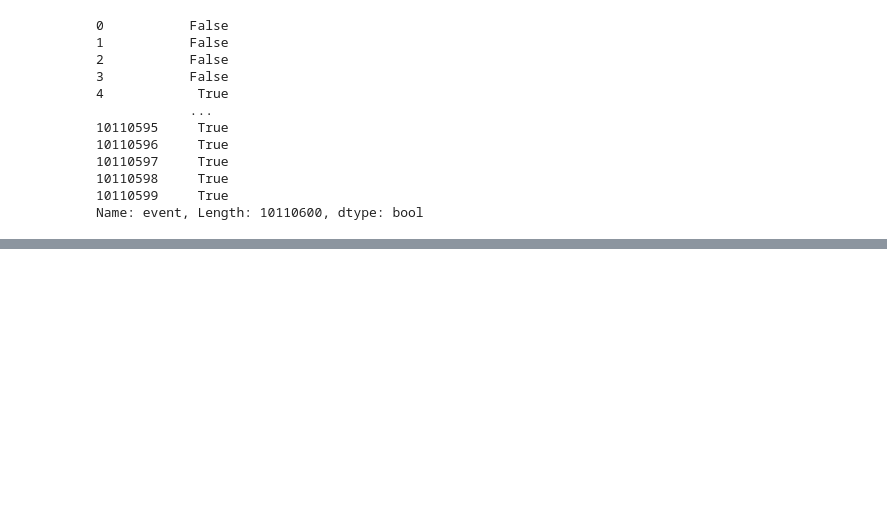
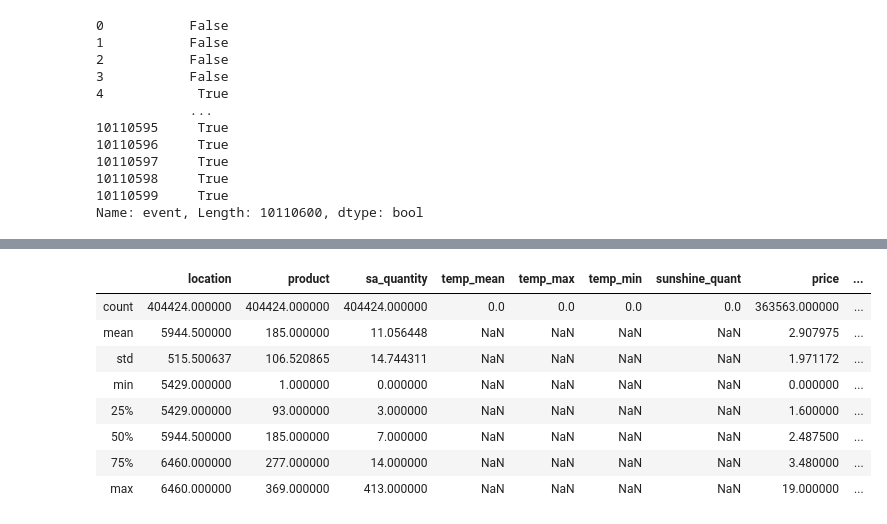
Before and after one commit to eduardotru/Reto-JDA-HackMTY, a Jupyter notebook: Data cleaning.ipynb, the cells around one changed output, grey strips where cells are left out. Cells and saved outputs as stored; diff of their text form; code cells hidden in the pictures; blank space fills up the shorter version.

```diff
--- a/Data cleaning.ipynb
+++ b/Data cleaning.ipynb
@@ -133,0 +163,14 @@ data.describe()
+# %%
+data_no_temp = data[data['temp_mean'].isna()]
+# %%
+data_no_temp.describe()
+# %% [output]
+|  | location | product | sa_quantity | temp_mean | temp_max | temp_min | sunshine_quant | price | ... |
+| count | 404424.000000 | 404424.000000 | 404424.000000 | 0.0 | 0.0 | 0.0 | 0.0 | 363563.000000 | ... |
+| mean | 5944.500000 | 185.000000 | 11.056448 | NaN | NaN | NaN | NaN | 2.907975 | ... |
+| std | 515.500637 | 106.520865 | 14.744311 | NaN | NaN | NaN | NaN | 1.971172 | ... |
+| min | 5429.000000 | 1.000000 | 0.000000 | NaN | NaN | NaN | NaN | 0.000000 | ... |
+| 25% | 5429.000000 | 93.000000 | 3.000000 | NaN | NaN | NaN | NaN | 1.600000 | ... |
+| 50% | 5944.500000 | 185.000000 | 7.000000 | NaN | NaN | NaN | NaN | 2.487500 | ... |
+| 75% | 6460.000000 | 277.000000 | 14.000000 | NaN | NaN | NaN | NaN | 3.480000 | ... |
+| max | 6460.000000 | 369.000000 | 413.000000 | NaN | NaN | NaN | NaN | 19.000000 | ... |
```
Also changed, not shown: parts of 10 cells of this notebook, 2 other files.
